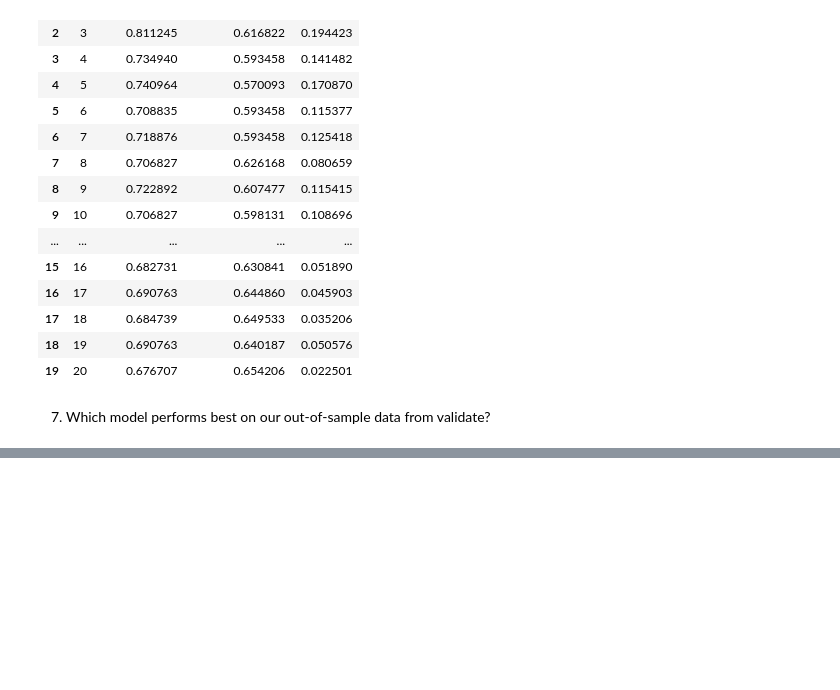
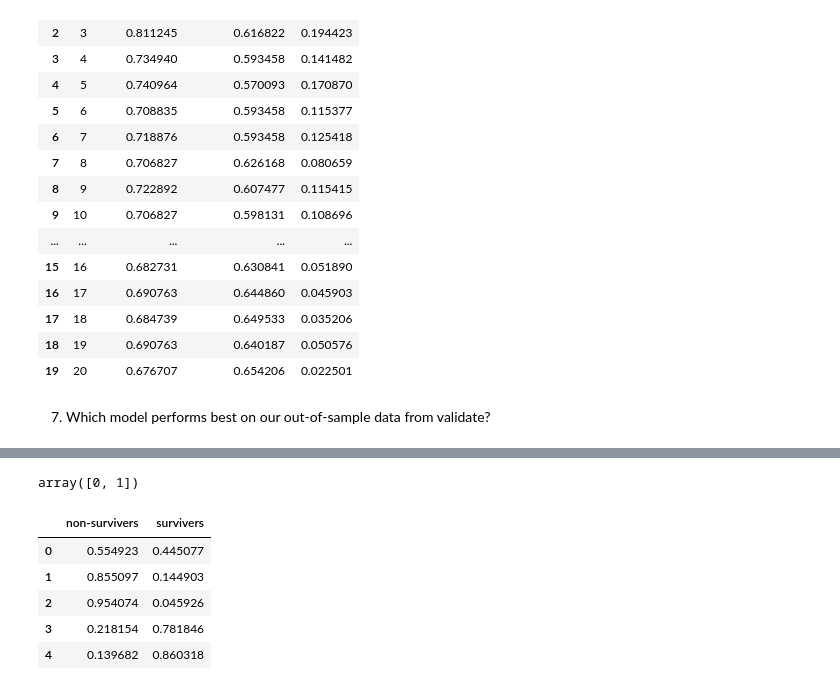
Before and after one commit to chloerwhitaker/classification-exercises, a Jupyter notebook: model.ipynb, the cells around one changed output, grey strips where cells are left out. Drawn from its saved outputs; the diff is of its cells as text; code cells hidden in the pictures; blank space fills up the shorter version.

```diff
--- a/model.ipynb
+++ b/model.ipynb
@@ -893,0 +1061,15 @@ Answer: k set to 20 preforms better on the out-of-sample data because it is not
+# %%
+logr3.classes_
+# %% [output]
+array([0, 1])
+# %%
+y_pred_proba = logr3.predict_proba(X_train)
+y_pred_proba = pd.DataFrame(y_pred_proba, columns = ['non-survivers', 'survivers'])
+y_pred_proba.head()
+# %% [output]
+|  | non-survivers | survivers |
+| 0 | 0.554923 | 0.445077 |
+| 1 | 0.855097 | 0.144903 |
+| 2 | 0.954074 | 0.045926 |
+| 3 | 0.218154 | 0.781846 |
+| 4 | 0.139682 | 0.860318 |
```
Also changed, not shown: parts of 39 cells of this notebook.
